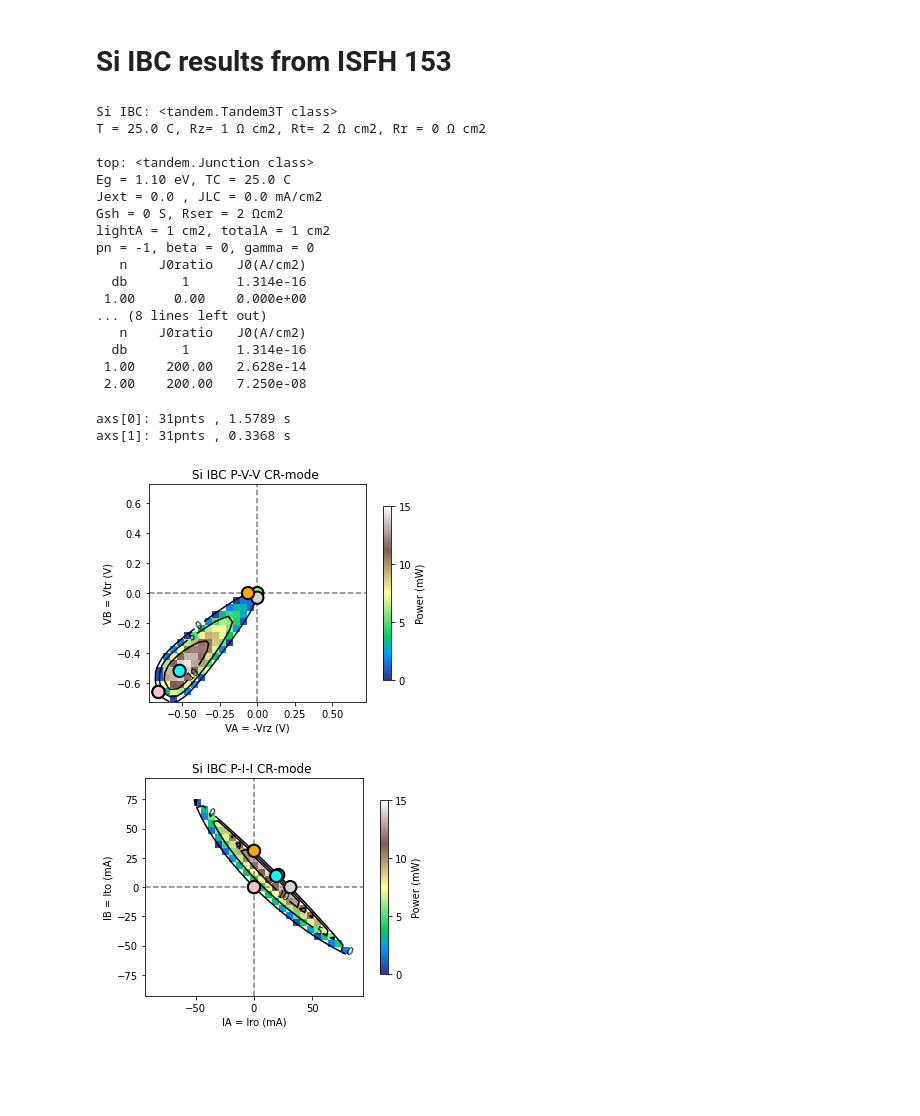
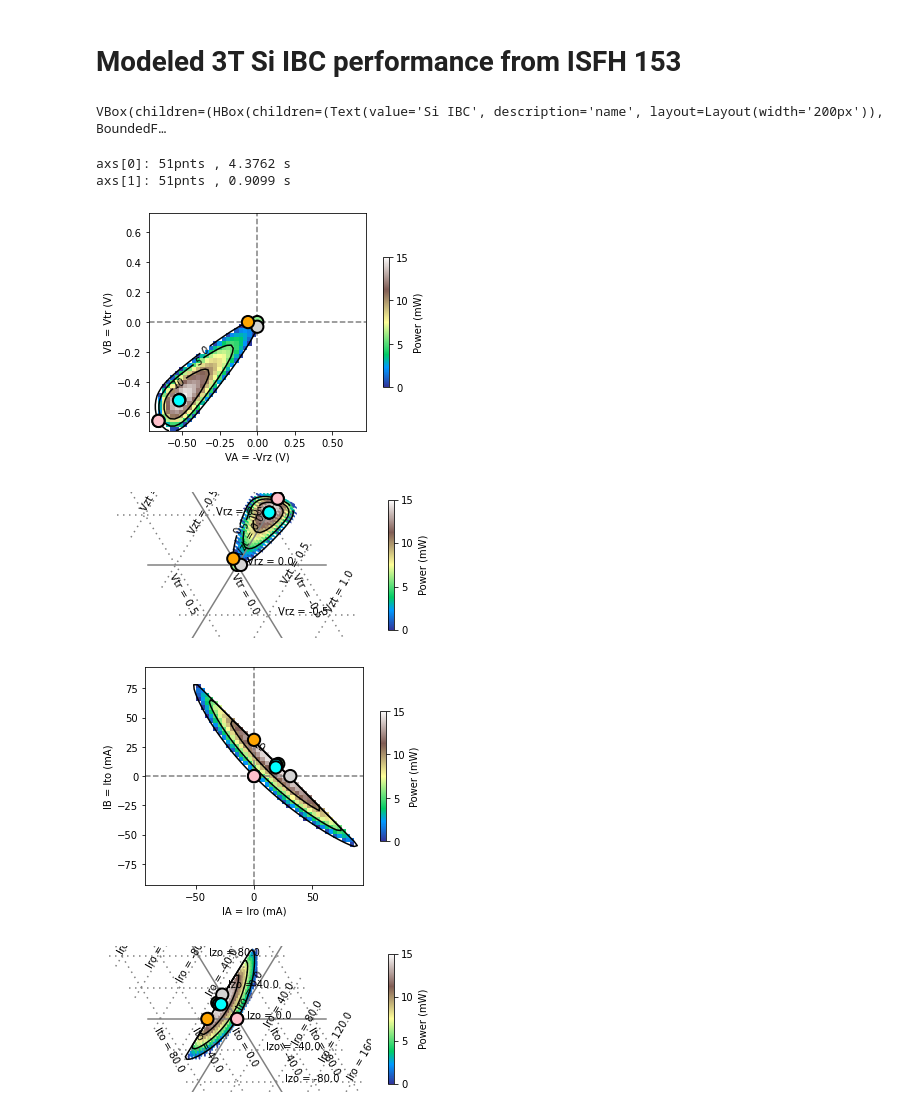
Before and after one commit to NREL/PVcircuit, a Jupyter notebook: notebooks/SiIBC.ipynb, the cells around one changed output. Drawn from its saved outputs; the diff is of its cells as text; code cells hidden in the pictures; blank space fills up the shorter version.

Commit message:
more general plotting in IV3T class
Tandem3T.plot generates modeled data and uses IV3T.plot to plot them
IV3T.loadcsv to analyze measured data

```diff
--- a/notebooks/SiIBC.ipynb
+++ b/notebooks/SiIBC.ipynb
@@ -7,39 +7,25 @@ import numpy as np
 import matplotlib.pyplot as plt
 import pvcircuit as pvc
 # %% [markdown]
-# Si IBC results from ISFH 153
+# Modeled 3T Si IBC performance from ISFH 153
 # %%
 IBC = pvc.Tandem3T()
-IBC.top.update(Eg=1.1, Jext=.00, Rser=2, Gsh=0, J0ratio=[0,0])
+IBC.top.update(Eg=1.1, Jext=.00, Rser=2, Gsh=0, pn=0, J0ratio=[0,0])
 IBC.bot.update(Eg=1.1, Jext=.031, Rser=0, Gsh=0, J0ratio=[200,200],area=1)
 IBC.bot.RBB_dict['method']=None
 IBC.update(Rz = 1, name='Si IBC')
 # %%
-pnts=31
-IBC
+pnts=51
+IBC.controls()
 # %% [output]
-Si IBC: <tandem.Tandem3T class>
-T = 25.0 C, Rz= 1 Ω cm2, Rt= 2 Ω cm2, Rr = 0 Ω cm2
-
-top: <tandem.Junction class>
-Eg = 1.10 eV, TC = 25.0 C
-Jext = 0.0 , JLC = 0.0 mA/cm2
-Gsh = 0 S, Rser = 2 Ωcm2
-lightA = 1 cm2, totalA = 1 cm2
-pn = -1, beta = 0, gamma = 0
-   n    J0ratio   J0(A/cm2)
-  db       1      1.314e-16
- 1.00     0.00    0.000e+00
-... (8 lines left out)
-   n    J0ratio   J0(A/cm2)
-  db       1      1.314e-16
- 1.00    200.00   2.628e-14
- 2.00    200.00   7.250e-08
+VBox(children=(HBox(children=(Text(value='Si IBC', description='name', layout=Layout(width='200px')), BoundedF…
 # %%
-CR_Vfig, CR_Ifig, CR_axs, CR_iv, CR_sp = IBC.plot(pnts=pnts,meastype='CR')
+CR_figs, CR_axs, CR_iv, CR_sp = IBC.plot(pnts=pnts,meastype='CR')
 # %% [output]
-axs[0]: 31pnts , 1.5789 s
-axs[1]: 31pnts , 0.3368 s
+axs[0]: 51pnts , 4.3762 s
+axs[1]: 51pnts , 0.9099 s
-[figure, old version]
+[figure, new version]
-[figure, old version]
+[figure, new version]
+[figure, added]
+[figure, added]
 # %%
```
Also changed, not shown: parts of 8 cells of this notebook, 16 other files.
